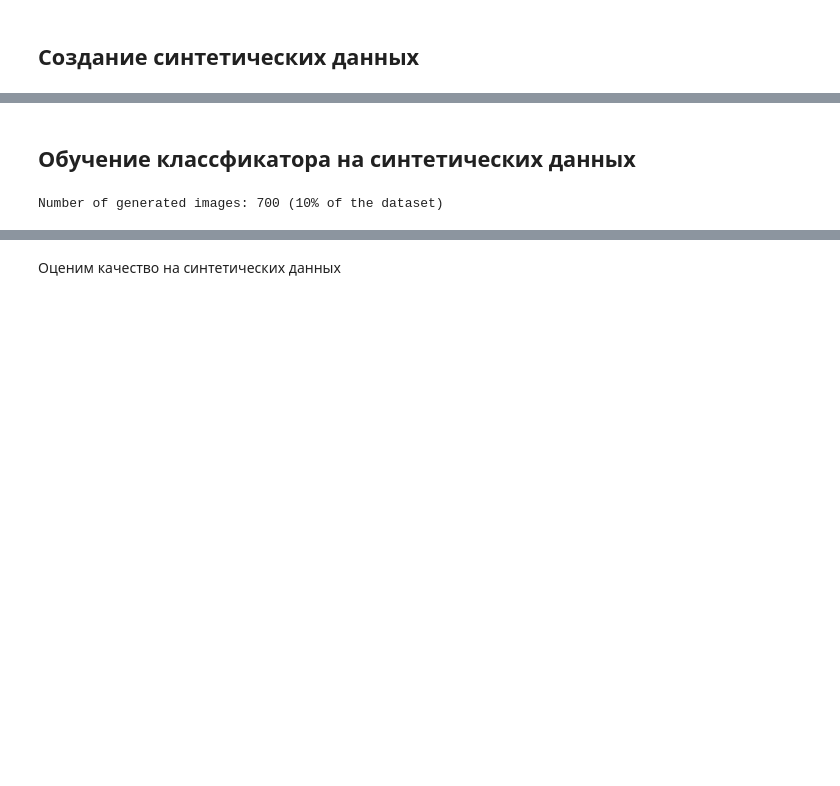
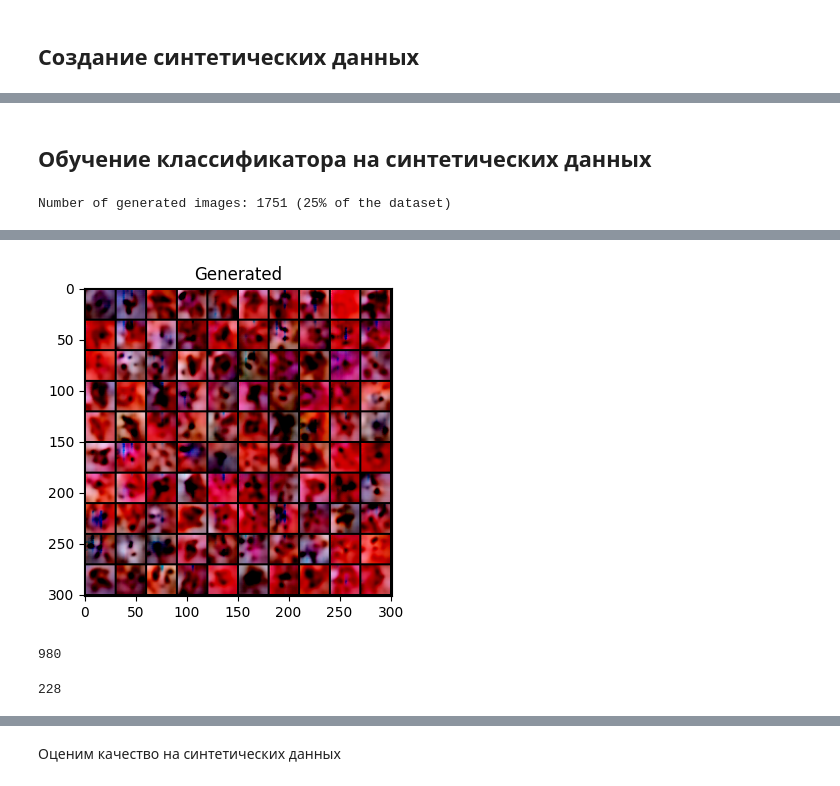
Before and after one commit to ketrint/anonymisation, a Jupyter notebook: DermaMNIST.ipynb, the cells around one changed output, grey strips where cells are left out. Drawn from its saved outputs; the diff is of its cells as text; code cells hidden in the pictures; blank space fills up the shorter version.

```diff
--- a/DermaMNIST.ipynb
+++ b/DermaMNIST.ipynb
@@ -1061,5 +1027,5 @@ Test set loss: 12.846669
 # %% [markdown]
-## Обучение классфикатора на синтетических данных
+## Обучение классификатора на синтетических данных
 # %%
 # Fetches the generated VAE Model model to import
 model_path = f"trained_models/CondVAE/{name_dataset}/"
@@ -1067,17 +1033,10 @@ model = [x for x in os.listdir(model_path) if x[-4:]==".pth"][-1]
 model_path += model
 
 # Calculates the number of images to generate
-percentage = 10
+percentage = 25
 nb_images_in_dataset = len(base_dataset[0])
 n_generated_images = int((percentage/100)*nb_images_in_dataset)
 print(f"Number of generated images: {n_generated_images}",
       f"({percentage}% of the dataset)")
-
-# Creates the synthetic dataloader
-condVAE_loader = generate_synthetic_dataset_condVAE(
-    n_channels, n_classes, latent_dims, model_path,
-    base_dataset[0], 64, test_loader, val_loader,
-    n_generated_images, weighted_sampling=False
-)
 # %% [output]
-Number of generated images: 700 (10% of the dataset)
+Number of generated images: 1751 (25% of the dataset)
@@ -1083,0 +1045,8 @@ Number of generated images: 700 (10% of the dataset)
+# %%
+# Creates the synthetic dataloader
+condVAE_loader = generate_synthetic_dataset_condVAE(
+    n_channels, n_classes, latent_dims, model_path,
+    base_dataset[0], 64, test_loader, val_loader,
+    n_generated_images,
+    weighted_sampling=False
+)
@@ -1083,0 +1055,18 @@ Number of generated images: 700 (10% of the dataset)
+# %%
+def imshow(img, title=''):
+    """Plot the image batch.
+    """
+    plt.figure(figsize=(4, 4))
+    plt.title(title)
+    plt.imshow(np.transpose( img.numpy()))
+    plt.show()
+
+
+loader = torch.utils.data.DataLoader(condVAE_loader[0], batch_size=100)
+
+# iterate
+for i, data in enumerate(loader):
+    x, y = data
+    imshow(torchvision.utils.make_grid(x, 10), title='Generated')
+    break  # we need just one batch
+# %% [output]
@@ -1083,0 +1074 @@ Number of generated images: 700 (10% of the dataset)
+[figure, added]
@@ -1083,0 +1099,8 @@ Number of generated images: 700 (10% of the dataset)
+# %%
+len(synth_images[0])
+# %% [output]
+980
+# %%
+len(real_images[0])
+# %% [output]
+228
```
Also changed, not shown: parts of 41 cells of this notebook, 1 other file.
